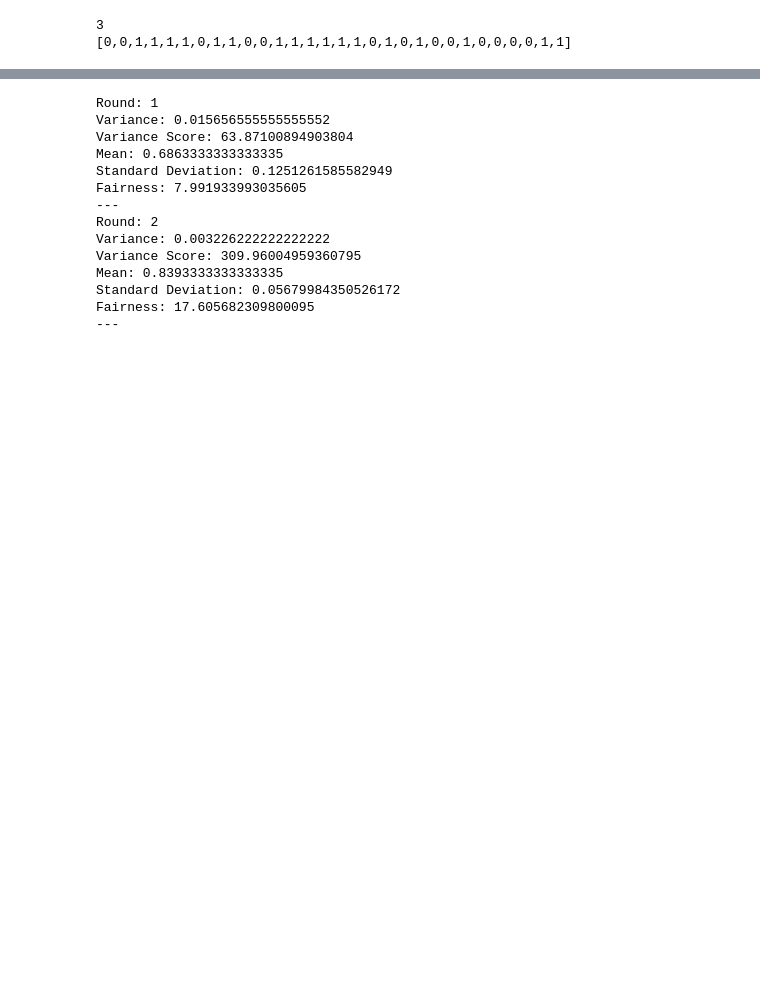
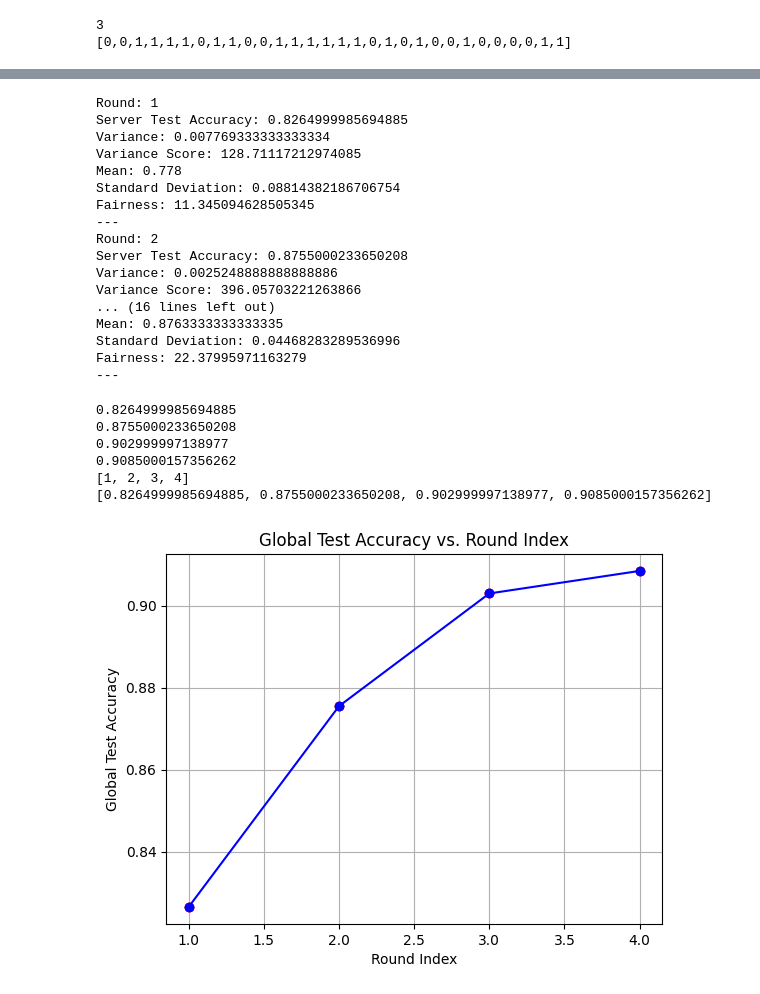
Before and after one commit to RadinRavankhah/FL, a Jupyter notebook: version 7/nsga2_niid.ipynb, the cells around one changed output, grey strips where cells are left out. Drawn from its saved outputs; the diff is of its cells as text; code cells hidden in the pictures; blank space fills up the shorter version.

Commit message:
add accuracy plot and test

```diff
--- a/version 7/nsga2_niid.ipynb
+++ b/version 7/nsga2_niid.ipynb
@@ -619,9 +619,9 @@ Requirement already satisfied: wrapt<2,>=1.10 in d:\github repos\fl\venv\lib\sit
 ## NSGA2 Loop
 # %%
 # Parameters
-POPULATION_SIZE = 100 # should be 100
+POPULATION_SIZE = 10 # should be 100
 NUM_GENERATIONS = 3 # should be 10
-NUM_ROUNDS = 2 # should be 4
+NUM_ROUNDS = 4 # should be 4
 
 server.remaining_generation = NUM_GENERATIONS
 server.remaining_round = NUM_ROUNDS
@@ -821,6 +821,6 @@ for i in range(NUM_ROUNDS):
     STANDARD_DEVIATION = np.std(accuracies)
     FAIRNESS = 1.0/STANDARD_DEVIATION
 
-    needed_values_for_comparison += f"Round: {i+1}\nVariance: {VARIANCE}\nVariance Score: {VARIANCE_SCORE}\nMean: {MEAN}\nStandard Deviation: {STANDARD_DEVIATION}\nFairness: {FAIRNESS}\n---\n"
+    needed_values_for_comparison += f"Round: {i+1}\nServer Test Accuracy: {test_acc}\nVariance: {VARIANCE}\nVariance Score: {VARIANCE_SCORE}\nMean: {MEAN}\nStandard Deviation: {STANDARD_DEVIATION}\nFairness: {FAIRNESS}\n---\n"
 # %% [output]
 GLOBAL MODEL BEFORE OPTIMIZATION
@@ -1163,16 +1153,63 @@ Fairness: 17.605682309800095
 print(needed_values_for_comparison)
 # %% [output]
 Round: 1
-Variance: 0.015656555555555552
-Variance Score: 63.87100894903804
-Mean: 0.6863333333333335
-Standard Deviation: 0.1251261585582949
-Fairness: 7.991933993035605
+Server Test Accuracy: 0.8264999985694885
+Variance: 0.007769333333333334
+Variance Score: 128.71117212974085
+Mean: 0.778
+Standard Deviation: 0.08814382186706754
+Fairness: 11.345094628505345
 ---
 Round: 2
-Variance: 0.003226222222222222
-Variance Score: 309.96004959360795
-Mean: 0.8393333333333335
-Standard Deviation: 0.05679984350526172
-Fairness: 17.605682309800095
+Server Test Accuracy: 0.8755000233650208
+Variance: 0.0025248888888888886
+Variance Score: 396.05703221263866
+... (16 lines left out)
+Mean: 0.8763333333333335
+Standard Deviation: 0.04468283289536996
+Fairness: 22.37995971163279
 ---
+# %%
+accuracy_plot_x = []
+accuracy_plot_y = []
+
+for item in needed_values_for_comparison.split("---")[:-1]:
+    for subitem in item.split("\n"):
+        if "Server Test Accuracy" in subitem:
+            print(float(subitem[subitem.find(": ")+2:]))
+            accuracy_plot_y.append(float(subitem[subitem.find(": ")+2:]))
+
+    accuracy_plot_x.append(needed_values_for_comparison.split("---").index(item)+1)
+
+print(accuracy_plot_x)
+print(accuracy_plot_y)
+# %% [output]
+0.8264999985694885
+0.8755000233650208
+0.902999997138977
+0.9085000157356262
+[1, 2, 3, 4]
+[0.8264999985694885, 0.8755000233650208, 0.902999997138977, 0.9085000157356262]
+# %%
+import matplotlib.pyplot as plt
+
+# Example points (replace with your own x and y values)
+x = accuracy_plot_x
+y = accuracy_plot_y
+
+# Scatter plot of points
+plt.scatter(x, y, color='red', zorder=2)
+
+# Plot line with markers
+plt.plot(x, y, marker='o', linestyle='-', color='blue')
+
+# Highlight the points explicitly if you like
+plt.scatter(x, y, color='red')
+
+plt.xlabel("Round Index")
+plt.ylabel("Global Test Accuracy")
+plt.title("Global Test Accuracy vs. Round Index")
+plt.grid(True)
+plt.show()
+# %% [output]
+[figure, added]
```
Also changed, not shown: parts of 10 cells of this notebook, 15 other files.
